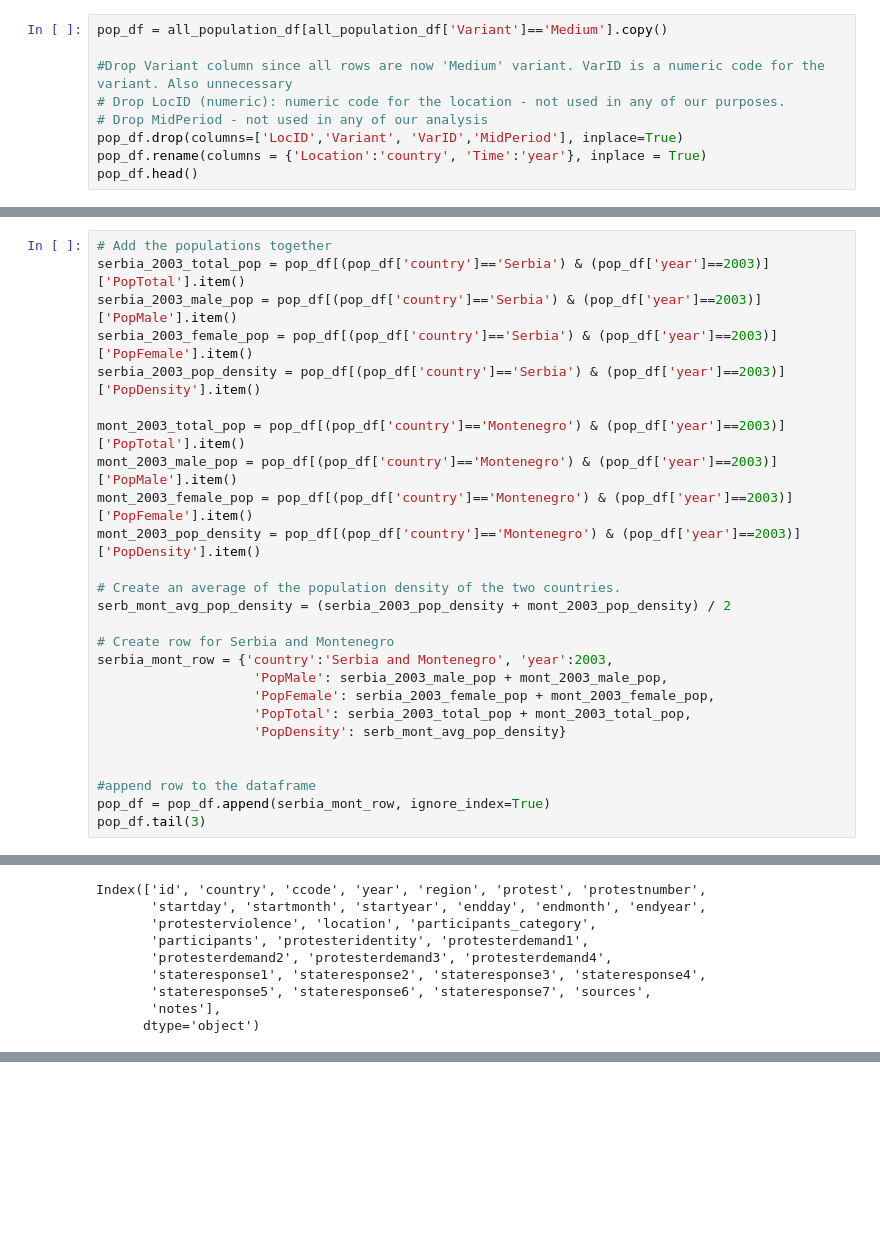
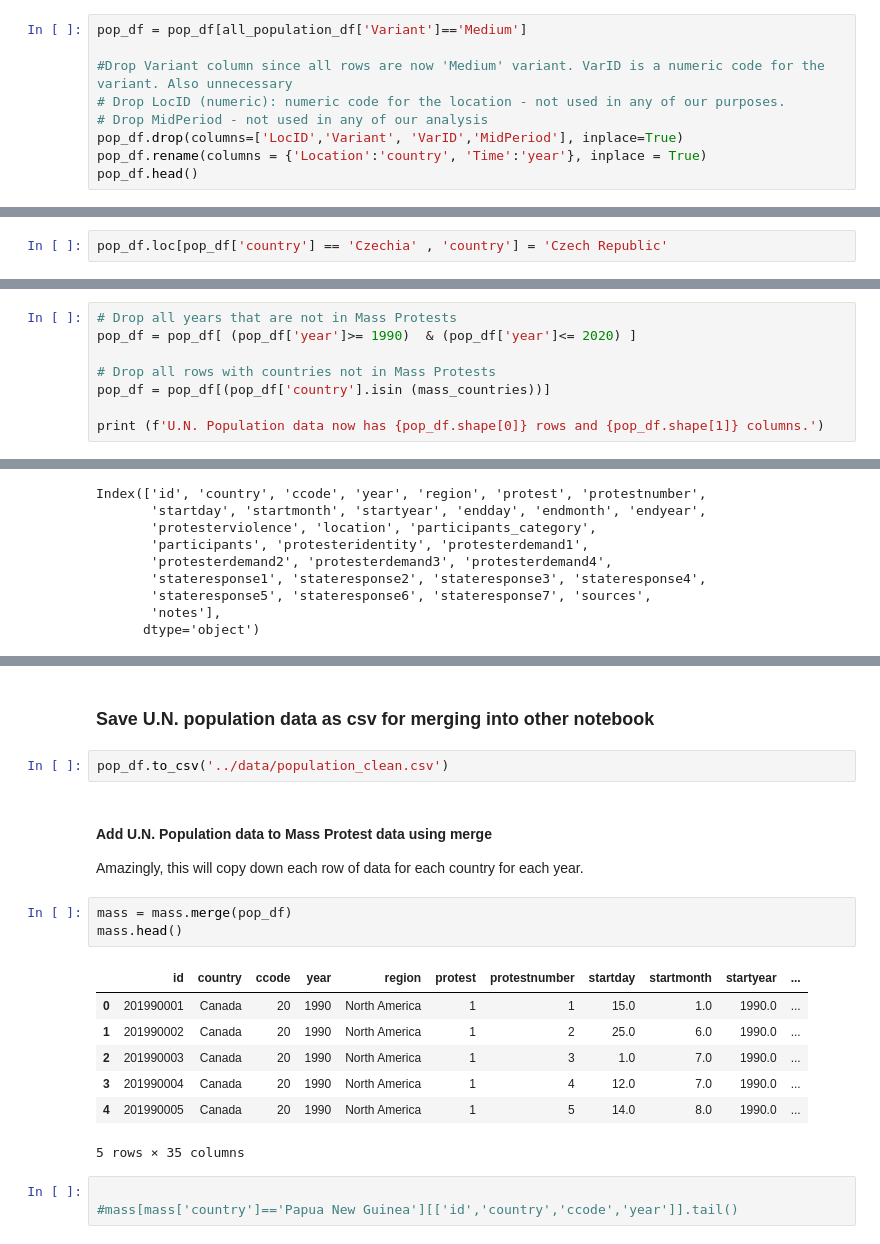
Before and after one commit to EmFib/Mass-Protests, a Jupyter notebook: users/Add_Global_Population.ipynb, the cells around one changed output, grey strips where cells are left out. Cells and saved outputs as stored; diff of their text form; blank space fills up the shorter version.

Commit message:
Finished cleaning UN Population data

```diff
--- a/users/Add_Global_Population.ipynb
+++ b/users/Add_Global_Population.ipynb
@@ -45,7 +45,7 @@ From the [U.N. web site:](https://population.un.org/wpp/DefinitionOfProjectionVa
 
 >Medium-variant projection: in projecting future levels of fertility and mortality, probabilistic methods were used to reflect the uncertainty of the projections based on the historical variability of changes in each variable. The method takes into account the past experience of each country, while also reflecting uncertainty about future changes based on the past experience of other countries under similar conditions.  The medium-variant projection corresponds to the median of several thousand distinct trajectories of each demographic component derived using the probabilistic model of the variability in changes over time.
 # %%
-pop_df = all_population_df[all_population_df['Variant']=='Medium'].copy()
+pop_df = pop_df[all_population_df['Variant']=='Medium']
 
 #Drop Variant column since all rows are now 'Medium' variant. VarID is a numeric code for the variant. Also unnecessary
 # Drop LocID (numeric): numeric code for the location - not used in any of our purposes.
@@ -122,3 +173,5 @@ pop_df.loc[pop_df['country'] == 'Cabo Verde' , 'country'] = 'Cape Verde'
+# %%
+pop_df.loc[pop_df['country'] == 'Czechia' , 'country'] = 'Czech Republic'
 # %% [markdown]
 #### Congo values:
 Mass protest dataframe contains both:
@@ -268,26 +305,0 @@ pop_df[(pop_df['country']=='Montenegro') & (pop_df['year']==2003)]
-# %%
-# Add the populations together
-serbia_2003_total_pop = pop_df[(pop_df['country']=='Serbia') & (pop_df['year']==2003)]['PopTotal'].item()
-serbia_2003_male_pop = pop_df[(pop_df['country']=='Serbia') & (pop_df['year']==2003)]['PopMale'].item()
-serbia_2003_female_pop = pop_df[(pop_df['country']=='Serbia') & (pop_df['year']==2003)]['PopFemale'].item()
-serbia_2003_pop_density = pop_df[(pop_df['country']=='Serbia') & (pop_df['year']==2003)]['PopDensity'].item()
-
-mont_2003_total_pop = pop_df[(pop_df['country']=='Montenegro') & (pop_df['year']==2003)]['PopTotal'].item()
-mont_2003_male_pop = pop_df[(pop_df['country']=='Montenegro') & (pop_df['year']==2003)]['PopMale'].item()
-mont_2003_female_pop = pop_df[(pop_df['country']=='Montenegro') & (pop_df['year']==2003)]['PopFemale'].item()
-mont_2003_pop_density = pop_df[(pop_df['country']=='Montenegro') & (pop_df['year']==2003)]['PopDensity'].item()
-
-# Create an average of the population density of the two countries.
-serb_mont_avg_pop_density = (serbia_2003_pop_density + mont_2003_pop_density) / 2
-
-# Create row for Serbia and Montenegro
-serbia_mont_row = {'country':'Serbia and Montenegro', 'year':2003,
-                    'PopMale': serbia_2003_male_pop + mont_2003_male_pop,
-                    'PopFemale': serbia_2003_female_pop + mont_2003_female_pop,
-                    'PopTotal': serbia_2003_total_pop + mont_2003_total_pop,
-                    'PopDensity': serb_mont_avg_pop_density}
-
-
-#append row to the dataframe
-pop_df = pop_df.append(serbia_mont_row, ignore_index=True)
-pop_df.tail(3)
@@ -372,0 +433,8 @@ mass_not_global_pop
+# %%
+# Drop all years that are not in Mass Protests
+pop_df = pop_df[ (pop_df['year']>= 1990)  & (pop_df['year']<= 2020) ]
+
+# Drop all rows with countries not in Mass Protests
+pop_df = pop_df[(pop_df['country'].isin (mass_countries))]
+
+print (f'U.N. Population data now has {pop_df.shape[0]} rows and {pop_df.shape[1]} columns.')
@@ -437,0 +477,22 @@ mass[mass['country']=='Germany'][['startmonth','startyear','endmonth','endyear',
+# %% [markdown]
+### Save U.N. population data as csv for merging into other notebook
+# %%
+pop_df.to_csv('../data/population_clean.csv')
+# %% [markdown]
+#### Add U.N. Population data to Mass Protest data using merge
+
+Amazingly, this will copy down each row of data for each country for each year.
+# %%
+mass = mass.merge(pop_df)
+mass.head()
+# %% [output]
+|  | id | country | ccode | year | region | protest | protestnumber | startday | startmonth | startyear | ... |
+| 0 | 201990001 | Canada | 20 | 1990 | North America | 1 | 1 | 15.0 | 1.0 | 1990.0 | ... |
+| 1 | 201990002 | Canada | 20 | 1990 | North America | 1 | 2 | 25.0 | 6.0 | 1990.0 | ... |
+| 2 | 201990003 | Canada | 20 | 1990 | North America | 1 | 3 | 1.0 | 7.0 | 1990.0 | ... |
+| 3 | 201990004 | Canada | 20 | 1990 | North America | 1 | 4 | 12.0 | 7.0 | 1990.0 | ... |
+| 4 | 201990005 | Canada | 20 | 1990 | North America | 1 | 5 | 14.0 | 8.0 | 1990.0 | ... |
+5 rows × 35 columns
+# %%
+
+#mass[mass['country']=='Papua New Guinea'][['id','country','ccode','year']].tail()
```
Also changed, not shown: parts of 39 cells of this notebook, 1 other file.
